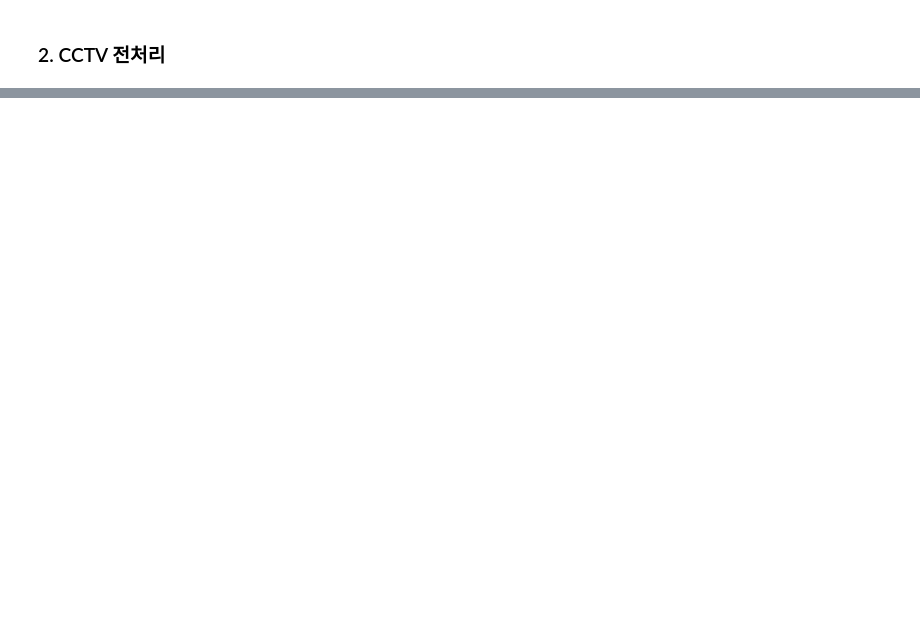
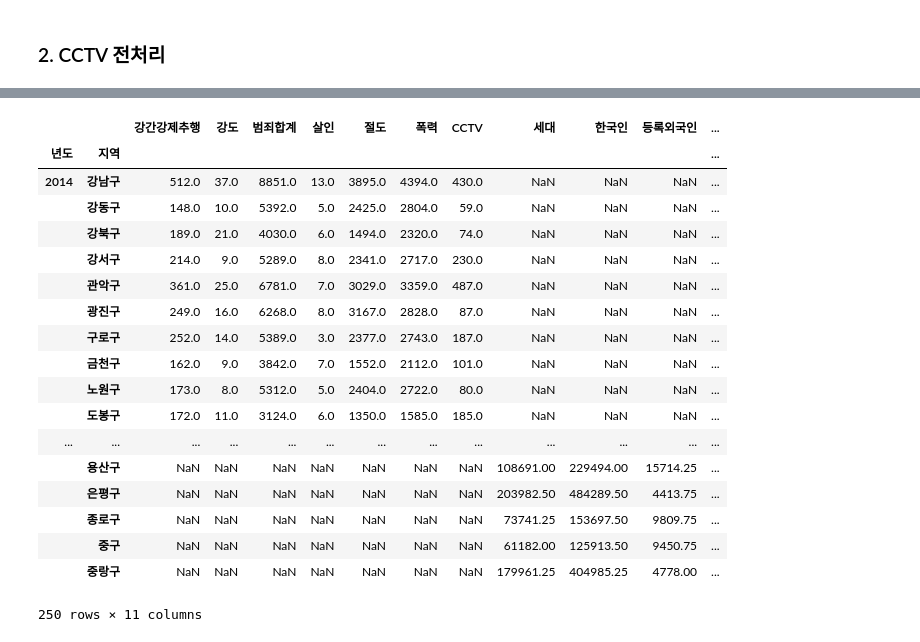
Before and after one commit to madfalc0n/Image-analysis-and-develope, a Jupyter notebook: project/first_project/project_v0.1.ipynb, the cells around one changed output, grey strips where cells are left out. Saved outputs shown, nothing was run; the diff lists cells and outputs as text; code cells hidden in the pictures; blank space fills up the shorter version.

```diff
--- a/project/first_project/project_v0.1.ipynb
+++ b/project/first_project/project_v0.1.ipynb
@@ -174,0 +153,7 @@ KeyError: '2014'
+# %%
+#연도 및 지역별 CCTV 갯수 합
+for i in t_cctv_list.index:
+    for j in t_cctv_list.columns:
+        pivot_t_crime_list.loc[(str(i),j ),'CCTV'] = int(t_cctv_list.loc[i, j])
+
+pivot_t_crime_list
@@ -174,0 +182,6 @@ KeyError: '2014'
+# %%
+#결측치 처리 및 필요없는 컬럼 지우기
+popul_df = pd.read_excel('./data/seoul_population_(2014~2018).xls')
+popul_df['기간'].fillna(method='ffill', inplace=True)
+popul_df = popul_df[popul_df['자치구'] != '합계']
+popul_df
@@ -174,0 +207,5 @@ KeyError: '2014'
+# %%
+popul_df['기간'] = popul_df['기간'].astype(int)
+# %%
+pivot_popul_df = popul_df.pivot_table(index=['기간','자치구'])
+pivot_popul_df
@@ -174,0 +232,36 @@ KeyError: '2014'
+# %%
+#기존 테이블과 병합
+#pivot_t_crime_list.loc[(str(i),j ),'CCTV'] = int(t_cctv_list.loc[i, j])
+pivot_popul_df.loc
+#for i in t_cctv_list.index:
+#    for j in t_cctv_list.columns:
+#        pivot_t_crime_list.loc[(i,j ),['등록외국인','세대','한국인','합계'] = int(t_cctv_list.loc[i, j])
+
+#pivot_t_crime_list
+for i in pivot_popul_df.index:
+    pivot_t_crime_list.loc[i, '세대'] = pivot_popul_df.loc[i , '세대']
+    pivot_t_crime_list.loc[i, '한국인'] = pivot_popul_df.loc[i , '한국인']
+    pivot_t_crime_list.loc[i, '등록외국인'] = pivot_popul_df.loc[i , '등록외국인']
+    pivot_t_crime_list.loc[i, '인구합계'] = pivot_popul_df.loc[i , '합계']
+
+pivot_t_crime_list
+# %% [output]
+|  |  | 강간강제추행 | 강도 | 범죄합계 | 살인 | 절도 | 폭력 | CCTV | 세대 | 한국인 | 등록외국인 | ... |
+| 년도 | 지역 |  |  |  |  |  |  |  |  |  |  | ... |
+| 2014 | 강남구 | 512.0 | 37.0 | 8851.0 | 13.0 | 3895.0 | 4394.0 | 430.0 | NaN | NaN | NaN | ... |
+|  | 강동구 | 148.0 | 10.0 | 5392.0 | 5.0 | 2425.0 | 2804.0 | 59.0 | NaN | NaN | NaN | ... |
+|  | 강북구 | 189.0 | 21.0 | 4030.0 | 6.0 | 1494.0 | 2320.0 | 74.0 | NaN | NaN | NaN | ... |
+|  | 강서구 | 214.0 | 9.0 | 5289.0 | 8.0 | 2341.0 | 2717.0 | 230.0 | NaN | NaN | NaN | ... |
+|  | 관악구 | 361.0 | 25.0 | 6781.0 | 7.0 | 3029.0 | 3359.0 | 487.0 | NaN | NaN | NaN | ... |
+|  | 광진구 | 249.0 | 16.0 | 6268.0 | 8.0 | 3167.0 | 2828.0 | 87.0 | NaN | NaN | NaN | ... |
+|  | 구로구 | 252.0 | 14.0 | 5389.0 | 3.0 | 2377.0 | 2743.0 | 187.0 | NaN | NaN | NaN | ... |
+|  | 금천구 | 162.0 | 9.0 | 3842.0 | 7.0 | 1552.0 | 2112.0 | 101.0 | NaN | NaN | NaN | ... |
+|  | 노원구 | 173.0 | 8.0 | 5312.0 | 5.0 | 2404.0 | 2722.0 | 80.0 | NaN | NaN | NaN | ... |
+|  | 도봉구 | 172.0 | 11.0 | 3124.0 | 6.0 | 1350.0 | 1585.0 | 185.0 | NaN | NaN | NaN | ... |
+| ... | ... | ... | ... | ... | ... | ... | ... | ... | ... | ... | ... | ... |
+|  | 용산구 | NaN | NaN | NaN | NaN | NaN | NaN | NaN | 108691.00 | 229494.00 | 15714.25 | ... |
+|  | 은평구 | NaN | NaN | NaN | NaN | NaN | NaN | NaN | 203982.50 | 484289.50 | 4413.75 | ... |
+|  | 종로구 | NaN | NaN | NaN | NaN | NaN | NaN | NaN | 73741.25 | 153697.50 | 9809.75 | ... |
+|  | 중구 | NaN | NaN | NaN | NaN | NaN | NaN | NaN | 61182.00 | 125913.50 | 9450.75 | ... |
+|  | 중랑구 | NaN | NaN | NaN | NaN | NaN | NaN | NaN | 179961.25 | 404985.25 | 4778.00 | ... |
+250 rows × 11 columns
```
Also changed, not shown: parts of 16 cells of this notebook, 2 other files.
